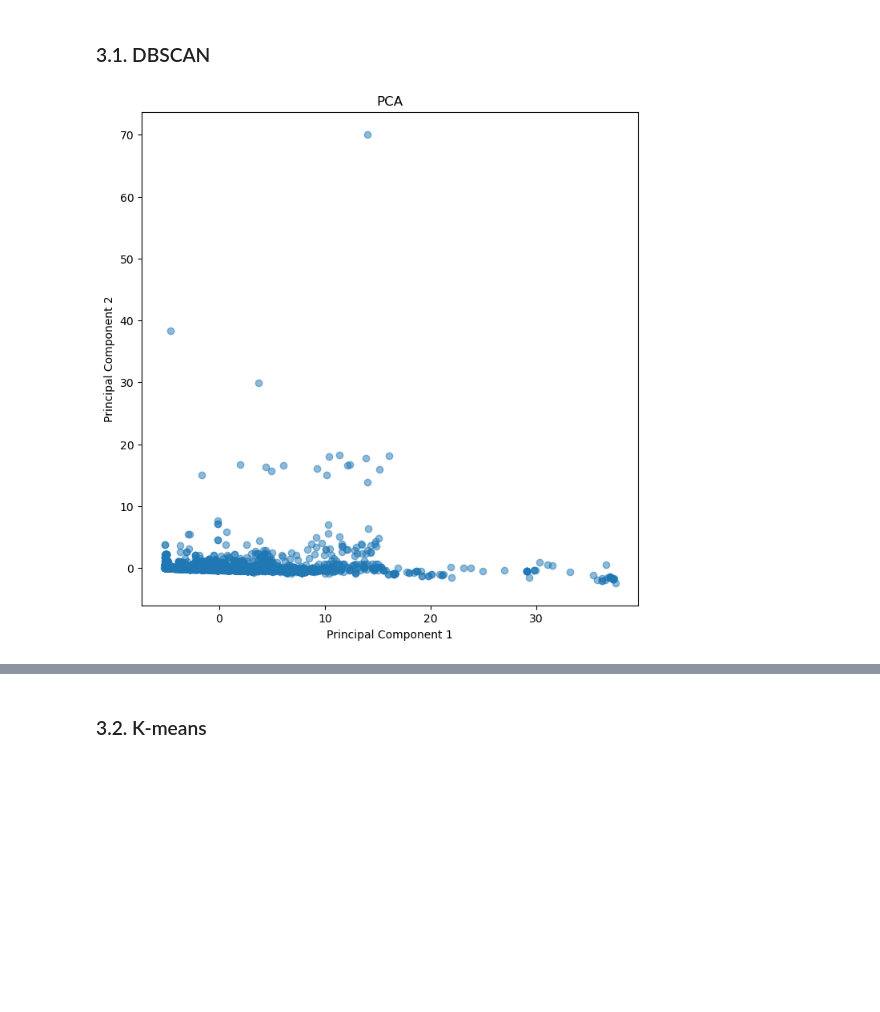
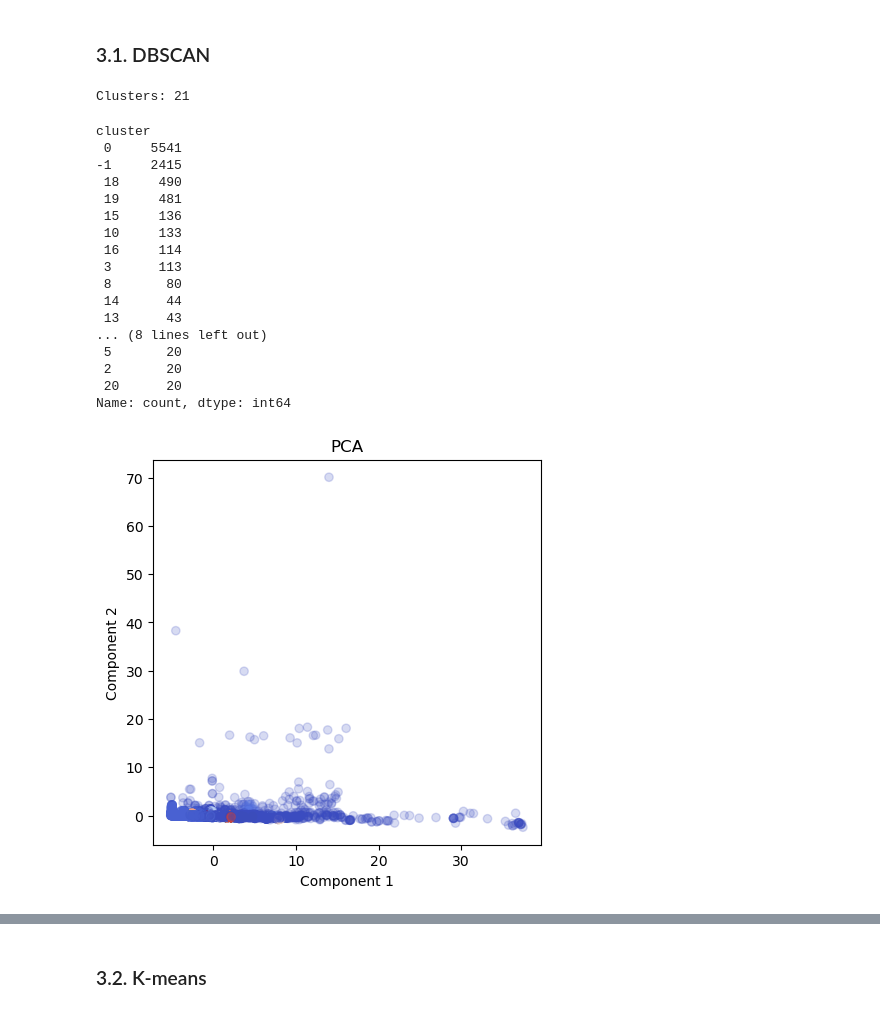
Before and after one commit to deepamino/proteinsClassification, a Jupyter notebook: pruebas.ipynb, the cells around one changed output, grey strips where cells are left out. Cells and saved outputs as stored; diff of their text form; code cells hidden in the pictures; blank space fills up the shorter version.

```diff
--- a/pruebas.ipynb
+++ b/pruebas.ipynb
@@ -94,6 +85,11 @@ def get_vector_individual(seq, alpha):
         pos = dict_amino[seq[i]]
         v[pos] += 1 * alpha(i, n)
     return v
+# %%
+n = max(len(record['sequence']) for record in data)
+v = get_vector_byMaxN(df['sequence'][0], alpha, n)
+df['vectorMaxN'] = df['sequence'].apply(lambda x: get_vector_byMaxN(x, alpha, n))
+df['vectprSeqN'] = df['sequence'].apply(lambda x: get_vector_bySeqN(x, alpha))
 # %%
 display(df.head())
 # %% [output]
@@ -106,6 +101,0 @@ display(df.head())
-# %%
-n = max(len(record['sequence']) for record in data)
-print(n)
-v = get_vector(df['sequence'][0], alpha, n)
-df['vector'] = df['sequence'].apply(lambda x: get_vector(x, alpha, n))
-df['vector_individual'] = df['sequence'].apply(lambda x: get_vector_individual(x, alpha))
@@ -115,19 +103,52 @@ df['vector_individual'] = df['sequence'].apply(lambda x: get_vector_individual(x
 ### 3. Unsupervised Learning
 # %% [markdown]
 ### 3.1. DBSCAN
+# %%
+X = np.array(df['vectorMaxN'].tolist())
+
+X_scaled = StandardScaler().fit_transform(X)
+
+dbscan = DBSCAN(eps=1.4, min_samples=20)
+clusters = dbscan.fit_predict(X_scaled)
+
+df['cluster'] = clusters
+
+num_clusters = len(set(clusters)) - (1 if -1 in clusters else 0)
+print("Clusters:", num_clusters)
+# %% [output]
+Clusters: 21
+# %%
+print(df['cluster'].value_counts())
+# %% [output]
+cluster
+ 0     5541
+-1     2415
+ 18     490
+ 19     481
+ 15     136
+ 10     133
+ 16     114
+ 3      113
+ 8       80
+ 14      44
+ 13      43
+... (8 lines left out)
+ 5       20
+ 2       20
+ 20      20
+Name: count, dtype: int64
+# %%
+pca = PCA(n_components=2)
+principalComponents = pca.fit_transform(X_scaled)
+
+pca_3d = PCA(n_components=3)
+principalComponents3d = pca_3d.fit_transform(X_scaled)
 # %%
-pca = PCA(n_components=2)
-X = np.array(df['vector'].tolist())
-X = StandardScaler().fit_transform(X)
-principalComponents = pca.fit_transform(X)
-
-#graficar
-plt.figure(figsize=(8, 8))
-plt.scatter(principalComponents[:, 0], principalComponents[:, 1], alpha=0.5)
-plt.xlabel('Principal Component 1')
-plt.ylabel('Principal Component 2')
+plt.figure(figsize=(5, 5))
+plt.scatter(principalComponents[:, 0], principalComponents[:, 1], c=clusters, cmap='coolwarm',  alpha=0.2)
+plt.xlabel('Component 1')
+plt.ylabel('Component 2')
 plt.title('PCA')
-
 plt.show()
 # %% [output]
-[figure, old version]
+[figure, new version]
```
Also changed, not shown: parts of 16 cells of this notebook, 3 other files.
